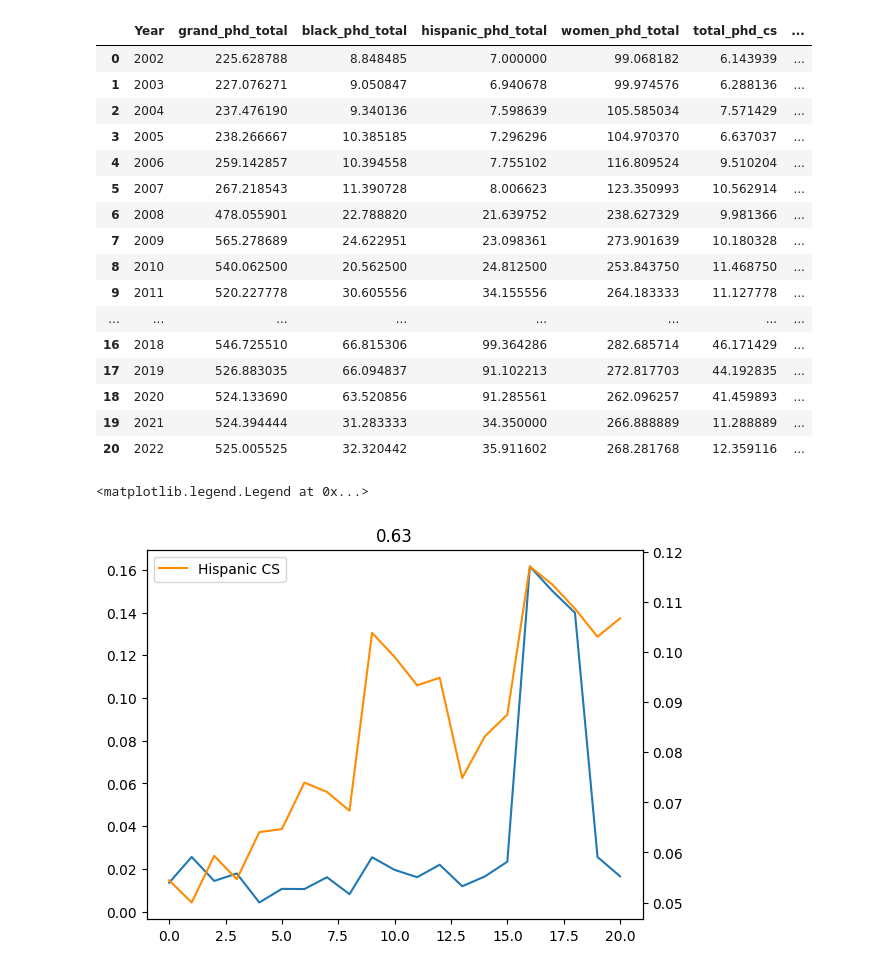
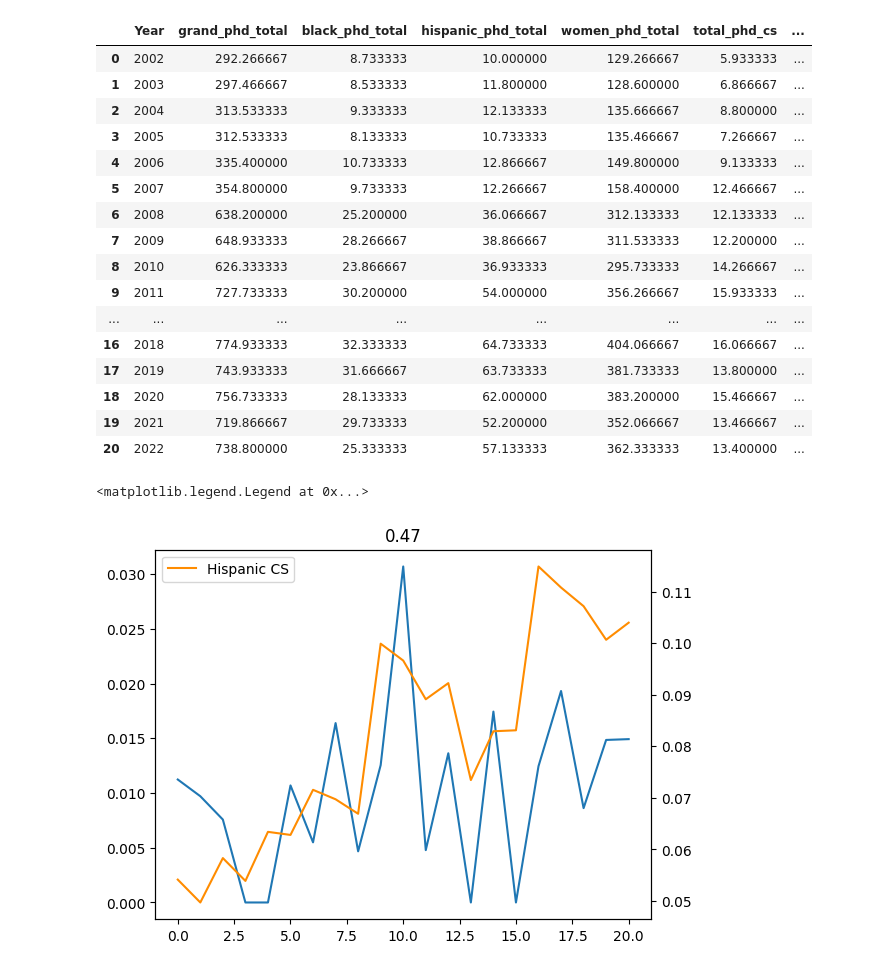
Before and after one commit to fahadsultan/dei-facultystaff, a Jupyter notebook: plot_phd.ipynb, the cells around one changed output. Cells and saved outputs as stored; diff of their text form; code cells hidden in the pictures.

```diff
--- a/plot_phd.ipynb
+++ b/plot_phd.ipynb
@@ -1,48 +4,67 @@
+# %%
+
+phd_stud   = pd.read_csv('all_studphd_inst.csv',index_col=0)
+
+unique_unis = None
+for year in range(2002, 2023):
+    year_data = phd_stud[phd_stud['Year']==year]
+    if year == 2002:
+        unique_unis = set(year_data['Unit Id'].unique())
+    else:
+        unique_unis_year = set(year_data['Unit Id'].unique())
+        unique_unis = unique_unis.intersection(unique_unis_year)
+
+phd_stud = phd_stud[phd_stud['Unit Id'].apply(lambda x: x in unique_unis)]
+
+phd = phd_stud.groupby('Year')[[ 'grand_phd_total','black_phd_total','hispanic_phd_total','women_phd_total',\
+                                 'total_phd_cs','black_phd_cs','hispanic_phd_cs','women_phd_cs', ]].sum()
+phd['black_phd_cs']           = phd['black_phd_cs']/(phd['total_phd_cs'])
+phd['hispanic_phd_cs']        = phd['hispanic_phd_cs']/phd['total_phd_cs']
+phd['women_phd_cs']           = phd['women_phd_cs']/phd['total_phd_cs']
+phd= phd.reset_index()
 # %%
 
-import pandas as pd
-from matplotlib import pyplot as plt
+stud = pd.read_csv('all_student_inst.csv')
+unique_unis = None
+for year in range(2002, 2023):
+    year_data = stud[stud['Year']==year]
+    if year == 2002:
+        unique_unis = set(year_data['Unit Id'].unique())
+    else:
+        unique_unis_year = set(year_data['Unit Id'].unique())
+        unique_unis = unique_unis.intersection(unique_unis_year)
 
-phd_stud   = pd.read_csv('all_studphd_inst.csv',index_col=0)
-
-phd = phd_stud.groupby('Year')[[ 'grand_phd_total','black_phd_total','hispanic_phd_total','women_phd_total',\
-                                 'total_phd_cs','black_phd_cs','hispanic_phd_cs','women_phd_cs', ]].mean()
-phd['black_phd_cs']           = phd['black_phd_cs']/(phd['total_phd_cs'])
-phd['hispanic_phd_cs']        = phd['hispanic_phd_cs']/phd['total_phd_cs']
-phd['women_phd_cs']           = phd['women_phd_cs']/phd['total_phd_cs']
-phd= phd.reset_index()
-
-stud = pd.read_csv('all_student_inst.csv')
+stud = stud[stud['Unit Id'].apply(lambda x: x in unique_unis)]
 
 stud_set = stud.groupby('Year')[[ 'grand_total','black_total','hispanic_total','women_total', \
-                                  'total_cs','black_cs','hispanic_cs','women_cs', ]].mean()
+                                  'total_cs','black_cs','hispanic_cs','women_cs', ]].sum()
 stud_set['black_cs']           = stud_set['black_cs']/(stud_set['total_cs'])
 stud_set['hispanic_cs']        = stud_set['hispanic_cs']/stud_set['total_cs']
 stud_set['women_cs']           = stud_set['women_cs']/stud_set['total_cs']
 stud_set['black_noncs']        = (stud_set['black_total']-stud_set['black_cs'])/stud_set['grand_total']
 stud_set['hispanic_noncs']     = (stud_set['hispanic_total']-stud_set['hispanic_cs'])/stud_set['grand_total']
 stud_set['women_noncs']        = (stud_set['women_total']-stud_set['women_cs'])/stud_set['grand_total']
 stud_set= stud_set.reset_index()
 merged = pd.merge(phd, stud_set, on='Year')
 merged
 # %% [output]
 |  | Year | grand_phd_total | black_phd_total | hispanic_phd_total | women_phd_total | total_phd_cs | ... |
-| 0 | 2002 | 225.628788 | 8.848485 | 7.000000 | 99.068182 | 6.143939 | ... |
-| 1 | 2003 | 227.076271 | 9.050847 | 6.940678 | 99.974576 | 6.288136 | ... |
-| 2 | 2004 | 237.476190 | 9.340136 | 7.598639 | 105.585034 | 7.571429 | ... |
-| 3 | 2005 | 238.266667 | 10.385185 | 7.296296 | 104.970370 | 6.637037 | ... |
-| 4 | 2006 | 259.142857 | 10.394558 | 7.755102 | 116.809524 | 9.510204 | ... |
-| 5 | 2007 | 267.218543 | 11.390728 | 8.006623 | 123.350993 | 10.562914 | ... |
-| 6 | 2008 | 478.055901 | 22.788820 | 21.639752 | 238.627329 | 9.981366 | ... |
-| 7 | 2009 | 565.278689 | 24.622951 | 23.098361 | 273.901639 | 10.180328 | ... |
-| 8 | 2010 | 540.062500 | 20.562500 | 24.812500 | 253.843750 | 11.468750 | ... |
-| 9 | 2011 | 520.227778 | 30.605556 | 34.155556 | 264.183333 | 11.127778 | ... |
+| 0 | 2002 | 292.266667 | 8.733333 | 10.000000 | 129.266667 | 5.933333 | ... |
+| 1 | 2003 | 297.466667 | 8.533333 | 11.800000 | 128.600000 | 6.866667 | ... |
+| 2 | 2004 | 313.533333 | 9.333333 | 12.133333 | 135.666667 | 8.800000 | ... |
+| 3 | 2005 | 312.533333 | 8.133333 | 10.733333 | 135.466667 | 7.266667 | ... |
+| 4 | 2006 | 335.400000 | 10.733333 | 12.866667 | 149.800000 | 9.133333 | ... |
+| 5 | 2007 | 354.800000 | 9.733333 | 12.266667 | 158.400000 | 12.466667 | ... |
+| 6 | 2008 | 638.200000 | 25.200000 | 36.066667 | 312.133333 | 12.133333 | ... |
+| 7 | 2009 | 648.933333 | 28.266667 | 38.866667 | 311.533333 | 12.200000 | ... |
+| 8 | 2010 | 626.333333 | 23.866667 | 36.933333 | 295.733333 | 14.266667 | ... |
+| 9 | 2011 | 727.733333 | 30.200000 | 54.000000 | 356.266667 | 15.933333 | ... |
 | ... | ... | ... | ... | ... | ... | ... | ... |
-| 16 | 2018 | 546.725510 | 66.815306 | 99.364286 | 282.685714 | 46.171429 | ... |
-| 17 | 2019 | 526.883035 | 66.094837 | 91.102213 | 272.817703 | 44.192835 | ... |
-| 18 | 2020 | 524.133690 | 63.520856 | 91.285561 | 262.096257 | 41.459893 | ... |
-| 19 | 2021 | 524.394444 | 31.283333 | 34.350000 | 266.888889 | 11.288889 | ... |
-| 20 | 2022 | 525.005525 | 32.320442 | 35.911602 | 268.281768 | 12.359116 | ... |
+| 16 | 2018 | 774.933333 | 32.333333 | 64.733333 | 404.066667 | 16.066667 | ... |
+| 17 | 2019 | 743.933333 | 31.666667 | 63.733333 | 381.733333 | 13.800000 | ... |
+| 18 | 2020 | 756.733333 | 28.133333 | 62.000000 | 383.200000 | 15.466667 | ... |
+| 19 | 2021 | 719.866667 | 29.733333 | 52.200000 | 352.066667 | 13.466667 | ... |
+| 20 | 2022 | 738.800000 | 25.333333 | 57.133333 | 362.333333 | 13.400000 | ... |
 # %%
 import pandas as pd
 from matplotlib import pyplot as plt
@@ -56,7 +78,7 @@ plt.title(round(pearsonr(merged['hispanic_phd_cs'], merged['hispanic_cs'])[0], 2
 plt.legend()
 # %% [output]
 <matplotlib.legend.Legend at 0x...>
-[figure, old version]
+[figure, new version]
 # %%
 import pandas as pd
 from matplotlib import pyplot as plt
```
Also changed, not shown: parts of 3 cells of this notebook, 7 other files.
